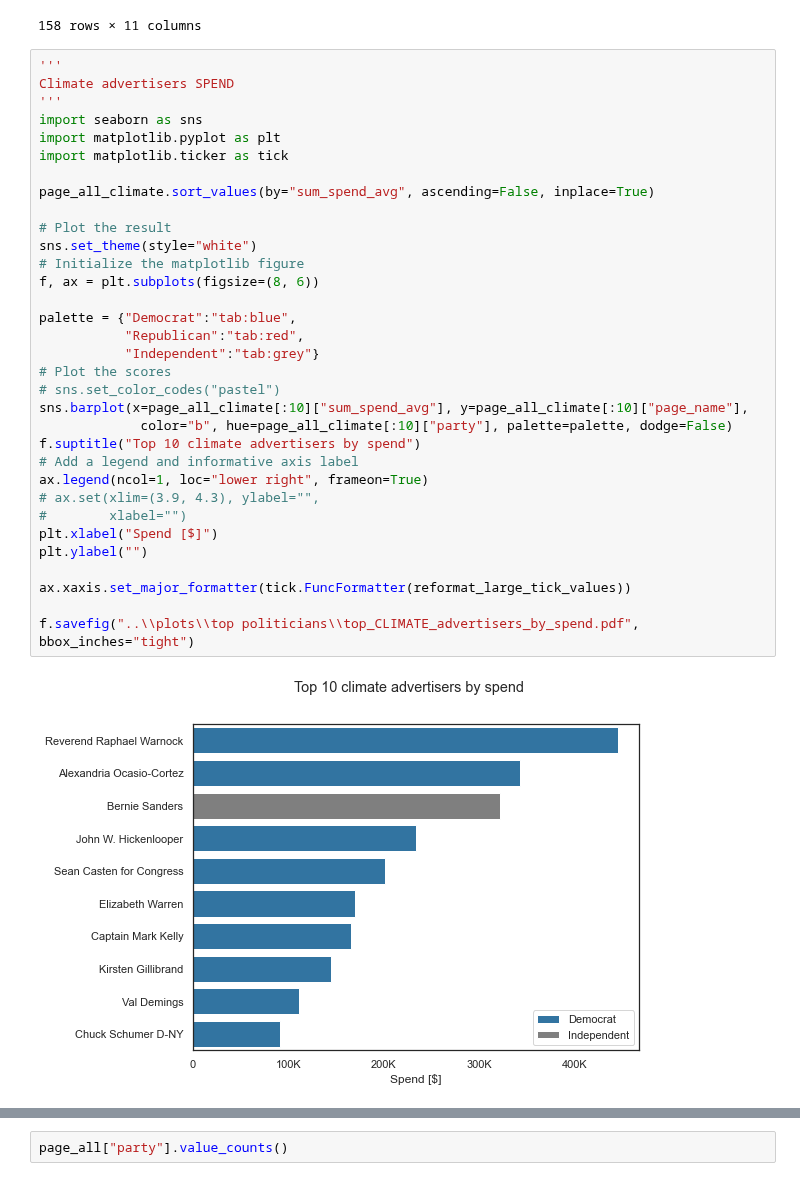
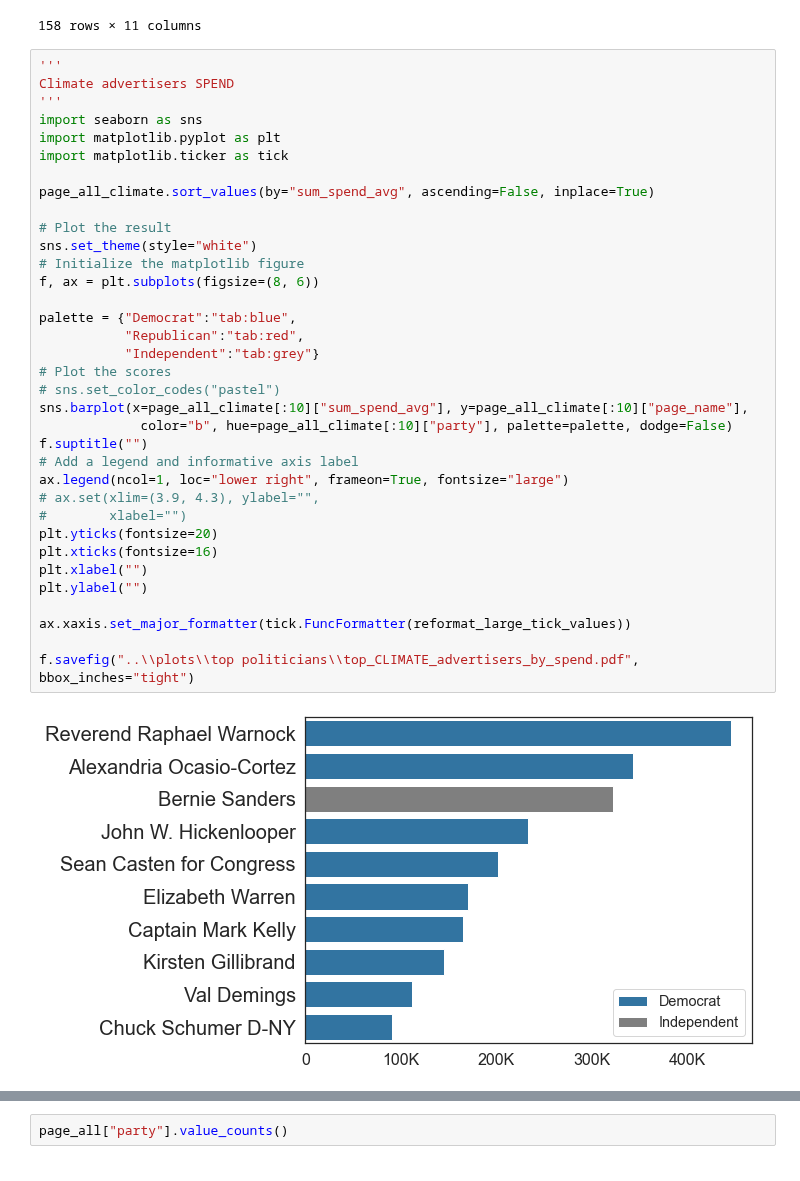
Before and after one commit to lrnz-asnprs/political-ad-api, a Jupyter notebook: notebooks/laurenz_visualizations.ipynb, the cells around one changed output, grey strips where cells are left out. Saved outputs shown, nothing was run; the diff lists cells and outputs as text.

Commit message:
plots

```diff
--- a/notebooks/laurenz_visualizations.ipynb
+++ b/notebooks/laurenz_visualizations.ipynb
@@ -368,37 +368,39 @@ page_all_climate
 '''
 Climate advertisers SPEND
 '''
 import seaborn as sns
 import matplotlib.pyplot as plt
 import matplotlib.ticker as tick
 
 page_all_climate.sort_values(by="sum_spend_avg", ascending=False, inplace=True)
 
 # Plot the result
 sns.set_theme(style="white")
 # Initialize the matplotlib figure
 f, ax = plt.subplots(figsize=(8, 6))
 
 palette = {"Democrat":"tab:blue",
            "Republican":"tab:red",
            "Independent":"tab:grey"}
 # Plot the scores
 # sns.set_color_codes("pastel")
 sns.barplot(x=page_all_climate[:10]["sum_spend_avg"], y=page_all_climate[:10]["page_name"],
              color="b", hue=page_all_climate[:10]["party"], palette=palette, dodge=False)
-f.suptitle("Top 10 climate advertisers by spend")
+f.suptitle("")
 # Add a legend and informative axis label
-ax.legend(ncol=1, loc="lower right", frameon=True)
+ax.legend(ncol=1, loc="lower right", frameon=True, fontsize="large")
 # ax.set(xlim=(3.9, 4.3), ylabel="",
 #        xlabel="")
-plt.xlabel("Spend [$]")
+plt.yticks(fontsize=20)
+plt.xticks(fontsize=16)
+plt.xlabel("")
 plt.ylabel("")
 
 ax.xaxis.set_major_formatter(tick.FuncFormatter(reformat_large_tick_values))
 
 f.savefig("..\\plots\\top politicians\\top_CLIMATE_advertisers_by_spend.pdf", bbox_inches="tight")
 # %% [output]
-[figure, old version]
+[figure, new version]
 # %%
 '''
 Climate advertisers IMPRESSIONS
```
Also changed, not shown: parts of 3 cells of this notebook, 5 other files.
